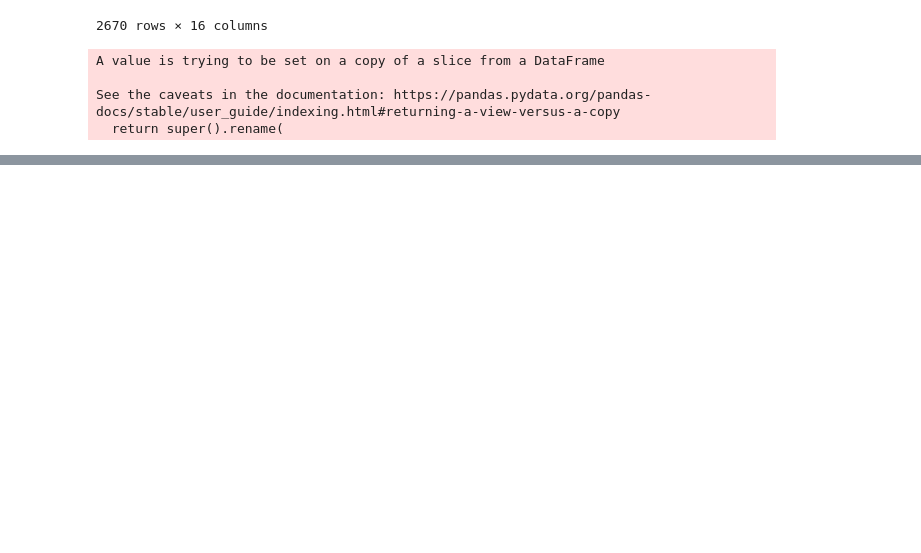
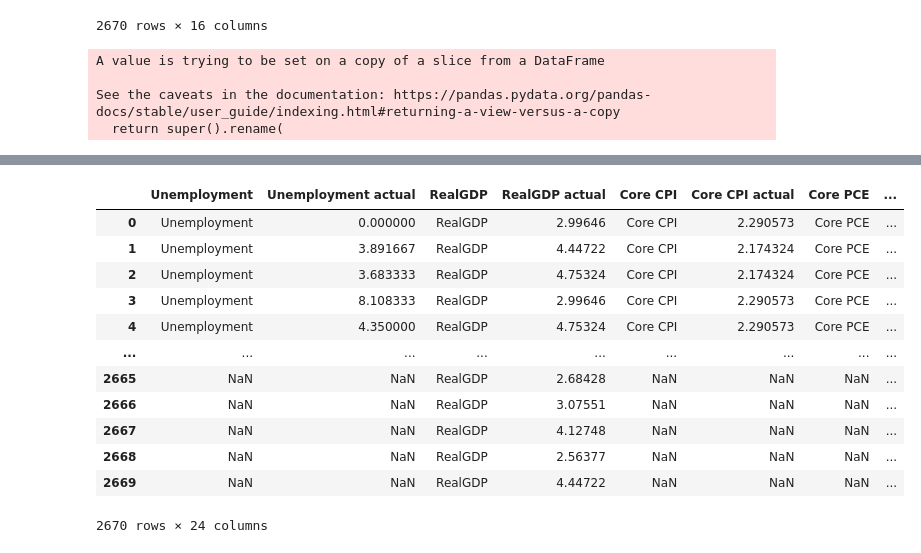
Before and after one commit to mbearw-berkeley/W210-Capstone, a Jupyter notebook: models/RegressionModel Class notebook.ipynb, the cells around one changed output, grey strips where cells are left out. Saved outputs shown, nothing was run; the diff lists cells and outputs as text; code cells hidden in the pictures; blank space fills up the shorter version.

```diff
--- a/models/RegressionModel Class notebook.ipynb
+++ b/models/RegressionModel Class notebook.ipynb
@@ -254,7 +254,7 @@ t = val.loc[:,["INDICATOR","actual"]]
 initial = pd.DataFrame([])
 for measure in xgboost.measures:
     temp = t[t["INDICATOR"]==measure]
-    temp.rename(columns={"actual":measure + " actual"},inplace=True)
+    temp.rename(columns={"actual":measure + " actual","INDICATOR":measure},inplace=True)
     temp.reset_index(inplace=True)
     initial = pd.concat([initial,temp],axis=1)
 initial.drop(columns = ['index'],inplace=True)
@@ -269,4 +266,20 @@ MergeError: No common columns to perform merge on. Merge options: left_on=None,
 # %%
 final = pd.concat([initial,model_predictions],axis=1)
+# %%
+final
+# %% [output]
+|  | Unemployment | Unemployment actual | RealGDP | RealGDP actual | Core CPI | Core CPI actual | Core PCE | ... |
+| 0 | Unemployment | 0.000000 | RealGDP | 2.99646 | Core CPI | 2.290573 | Core PCE | ... |
+| 1 | Unemployment | 3.891667 | RealGDP | 4.44722 | Core CPI | 2.174324 | Core PCE | ... |
+| 2 | Unemployment | 3.683333 | RealGDP | 4.75324 | Core CPI | 2.174324 | Core PCE | ... |
+| 3 | Unemployment | 8.108333 | RealGDP | 2.99646 | Core CPI | 2.290573 | Core PCE | ... |
+| 4 | Unemployment | 4.350000 | RealGDP | 4.75324 | Core CPI | 2.290573 | Core PCE | ... |
+| ... | ... | ... | ... | ... | ... | ... | ... | ... |
+| 2665 | NaN | NaN | RealGDP | 2.68428 | NaN | NaN | NaN | ... |
+| 2666 | NaN | NaN | RealGDP | 3.07551 | NaN | NaN | NaN | ... |
+| 2667 | NaN | NaN | RealGDP | 4.12748 | NaN | NaN | NaN | ... |
+| 2668 | NaN | NaN | RealGDP | 2.56377 | NaN | NaN | NaN | ... |
+| 2669 | NaN | NaN | RealGDP | 4.44722 | NaN | NaN | NaN | ... |
+2670 rows × 24 columns
 # %%
 final.to_csv("../models/results.csv",index=False)
```
Also changed, not shown: parts of 1 cell of this notebook.
